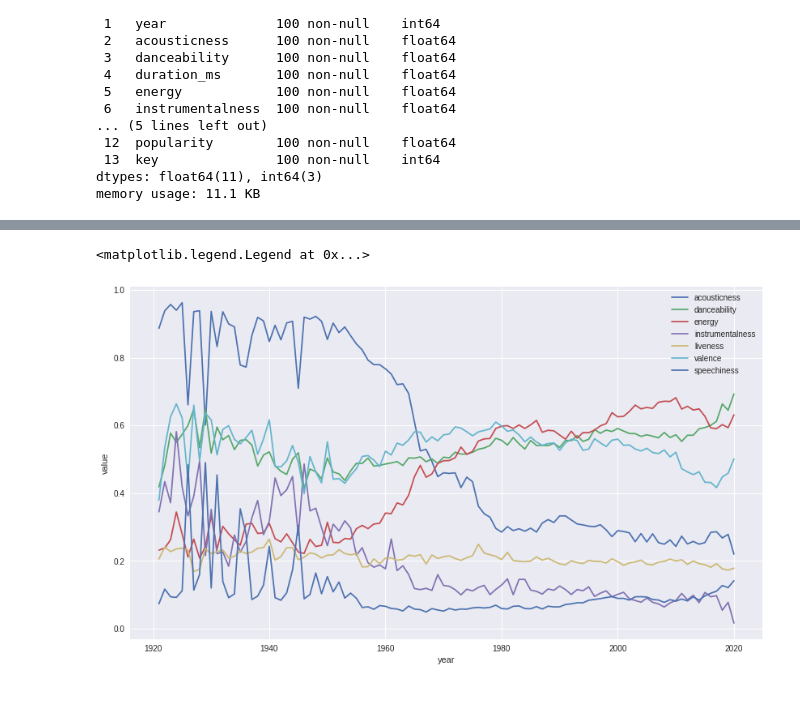
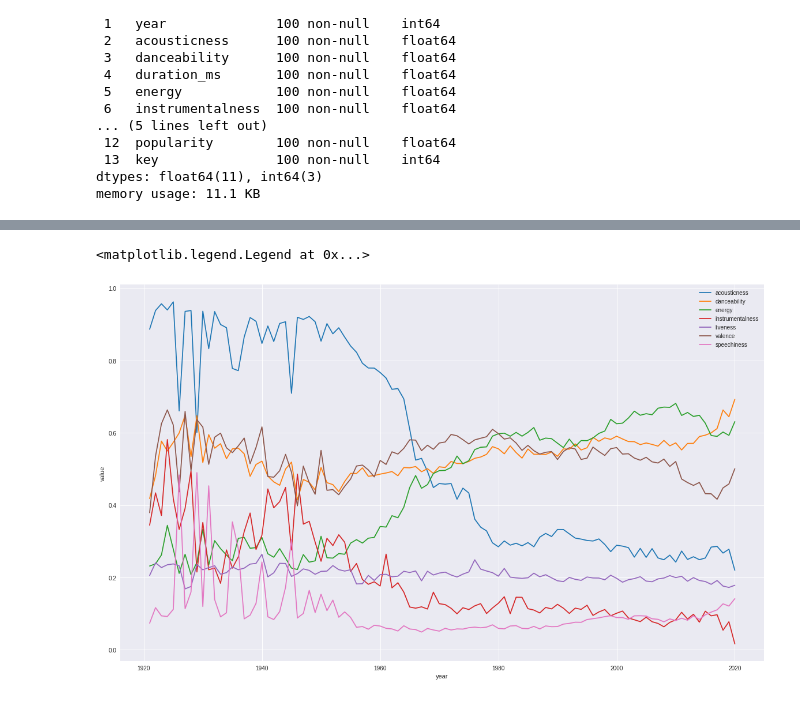
Before and after one commit to IzkSensei/Data-Visualization, a Jupyter notebook: Spotify Visualization.ipynb, the cells around one changed output, grey strips where cells are left out. Drawn from its saved outputs; the diff is of its cells as text; code cells hidden in the pictures.

```diff
--- a/Spotify Visualization.ipynb
+++ b/Spotify Visualization.ipynb
@@ -127,19 +159,18 @@ memory usage: 11.1 KB
 # %%
 names = data[["acousticness","danceability","energy", "instrumentalness",
                "liveness","tempo", "valence", "loudness", "speechiness", "year"]].\
 groupby("year").mean().sort_values(by="year").reset_index()
 
-plt.figure(figsize=(14,8))
+plt.figure(figsize=(20,12))
 
 lines = ["acousticness","danceability","energy",
          "instrumentalness", "liveness", "valence", "speechiness"]
-
 for line in lines:
-    ax = sns.lineplot(x='year', y=line, data=names)
+    ax = sns.lineplot(x='year',palette = 'tab10', y=line,data=names)
 
 
 plt.ylabel("value")
 plt.legend(lines)
 # %% [output]
 <matplotlib.legend.Legend at 0x...>
-[figure, old version]
+[figure, new version]
```
Also changed, not shown: parts of 16 cells of this notebook.
